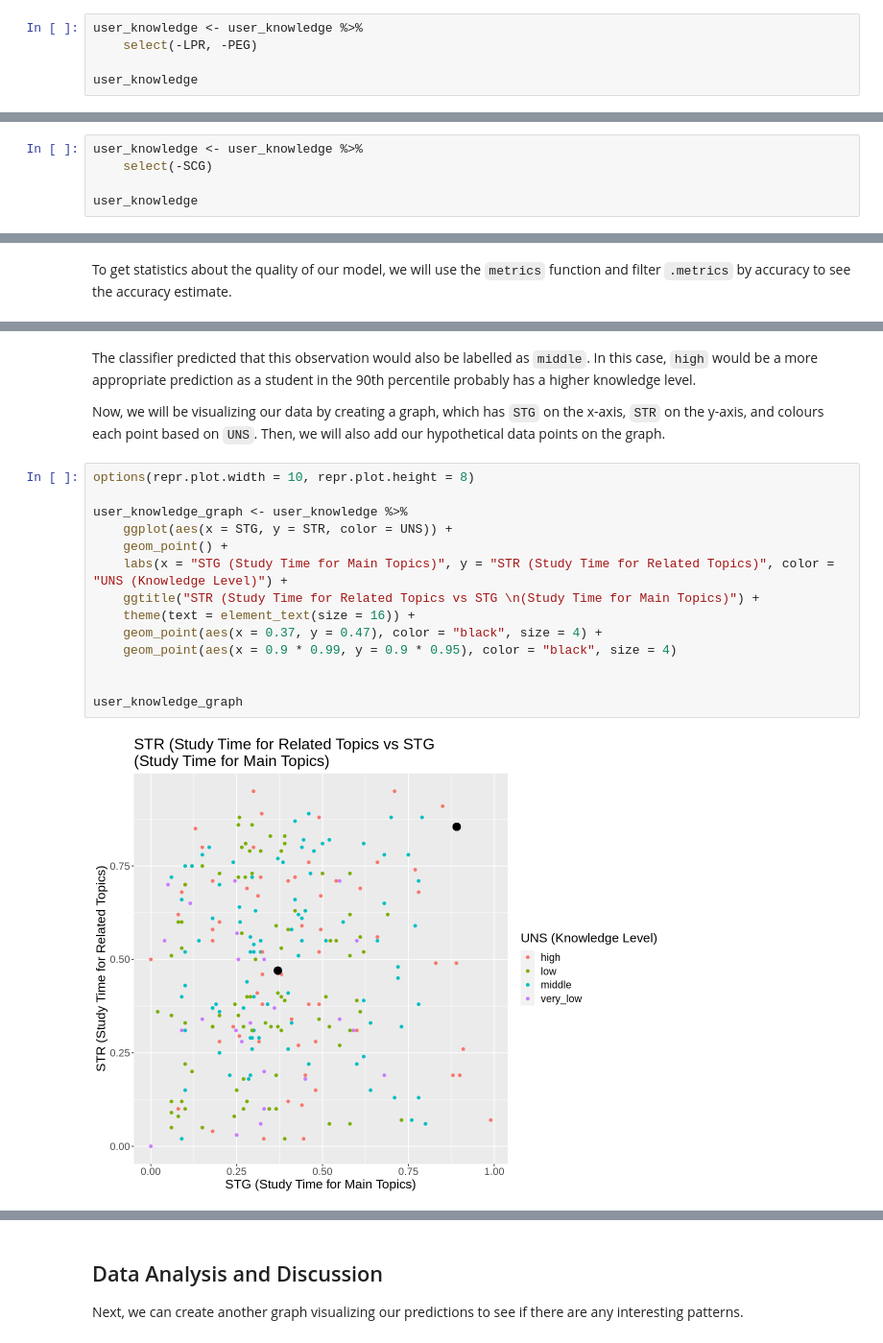
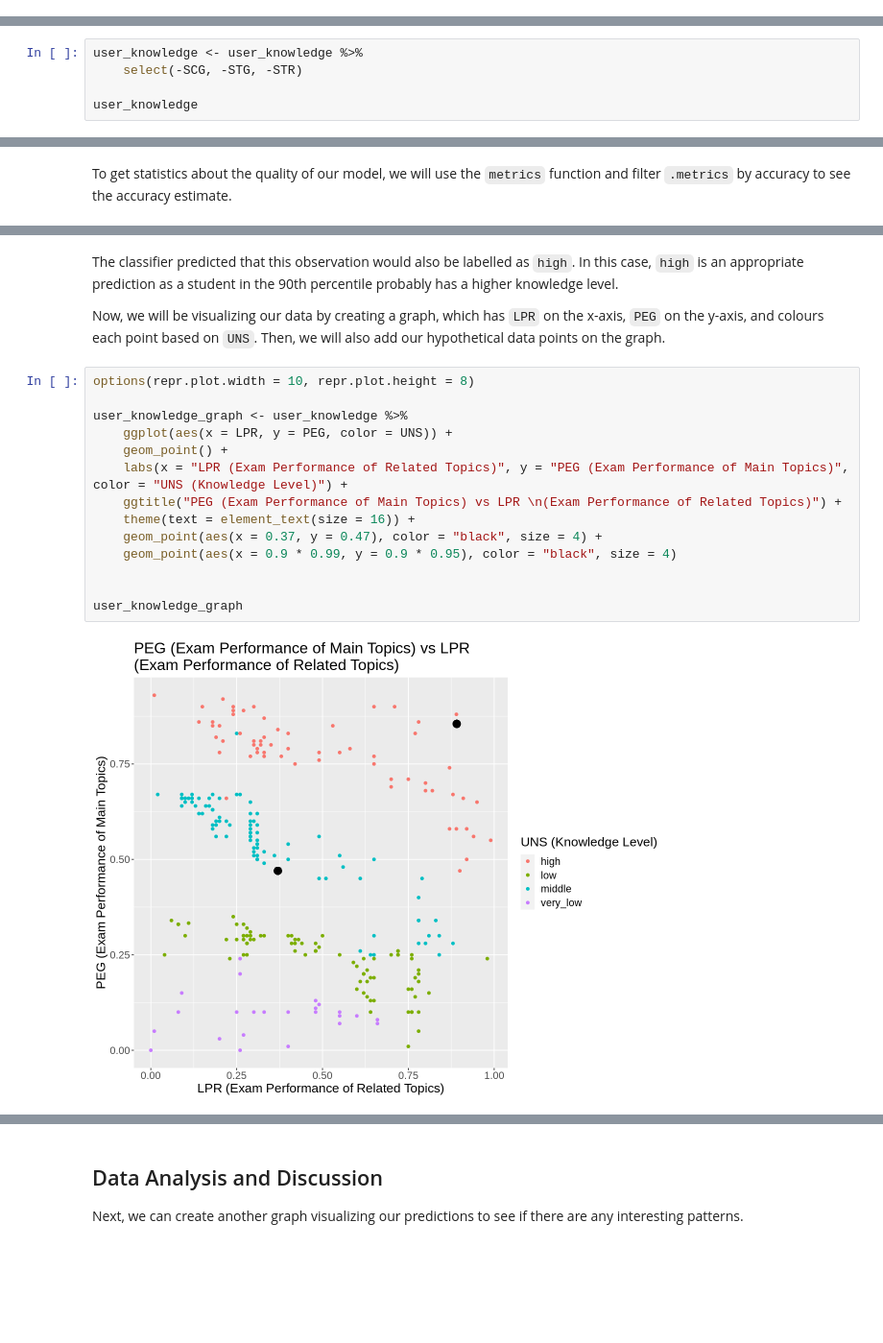
Before and after one commit to Wills-Hao/DSCI-100-project, a Jupyter notebook: group_project_final.ipynb, the cells around one changed output, grey strips where cells are left out. Shown at 96% size. Saved outputs shown, nothing was run; the diff lists cells and outputs as text; blank space fills up the shorter version.

```diff
--- a/group_project_final.ipynb
+++ b/group_project_final.ipynb
@@ -92,5 +87,0 @@ First, we have decided to remove `LPR` since we expect a high `LPR` would result
-# %%
-user_knowledge <- user_knowledge %>%
-    select(-LPR, -PEG)
-
-user_knowledge
@@ -198,5 +177,0 @@ As seen in the table, the most accurate predictor is `STG`. The second most woul
-# %%
-user_knowledge <- user_knowledge %>%
-    select(-SCG)
-
-user_knowledge
@@ -293,0 +182,5 @@ Next, we found the number and percentage of the levels of `UNS` in our data set
+# %%
+user_knowledge <- user_knowledge %>%
+    select(-SCG, -STG, -STR)
+
+user_knowledge
@@ -567,21 +552,21 @@ A tibble: 1 × 1
 # %% [markdown]
-The classifier predicted that this observation would also be labelled as `middle`. In this case, `high` would be a more appropriate prediction as a student in the 90th percentile probably has a higher knowledge level.
+The classifier predicted that this observation would also be labelled as `high`. In this case, `high` is an appropriate prediction as a student in the 90th percentile probably has a higher knowledge level.
 
-Now, we will be visualizing our data by creating a graph, which has `STG` on the x-axis, `STR` on the y-axis, and colours each point based on `UNS`. Then, we will also add our hypothetical data points on the graph.
+Now, we will be visualizing our data by creating a graph, which has `LPR` on the x-axis, `PEG` on the y-axis, and colours each point based on `UNS`. Then, we will also add our hypothetical data points on the graph.
 # %%
 options(repr.plot.width = 10, repr.plot.height = 8)
 
 user_knowledge_graph <- user_knowledge %>%
-    ggplot(aes(x = STG, y = STR, color = UNS)) +
+    ggplot(aes(x = LPR, y = PEG, color = UNS)) +
     geom_point() +
-    labs(x = "STG (Study Time for Main Topics)", y = "STR (Study Time for Related Topics)", color = "UNS (Knowledge Level)") +
-    ggtitle("STR (Study Time for Related Topics vs STG \n(Study Time for Main Topics)") +
+    labs(x = "LPR (Exam Performance of Related Topics)", y = "PEG (Exam Performance of Main Topics)", color = "UNS (Knowledge Level)") +
+    ggtitle("PEG (Exam Performance of Main Topics) vs LPR \n(Exam Performance of Related Topics)") +
     theme(text = element_text(size = 16)) +
     geom_point(aes(x = 0.37, y = 0.47), color = "black", size = 4) +
     geom_point(aes(x = 0.9 * 0.99, y = 0.9 * 0.95), color = "black", size = 4)
 
 
 user_knowledge_graph
 # %% [output]
-[figure, old version]
+[figure, new version]
 # %% [markdown]
```
Also changed, not shown: parts of 78 cells of this notebook.
